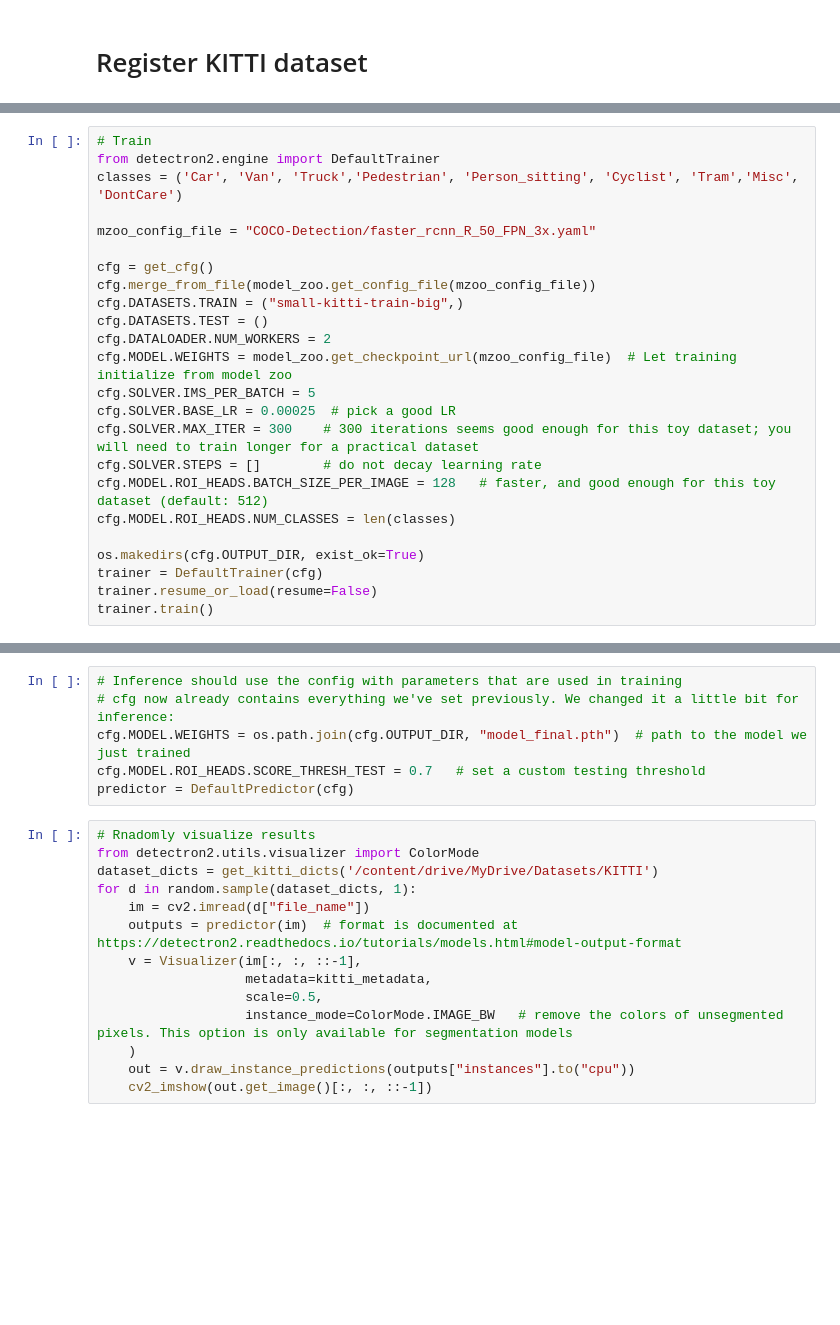
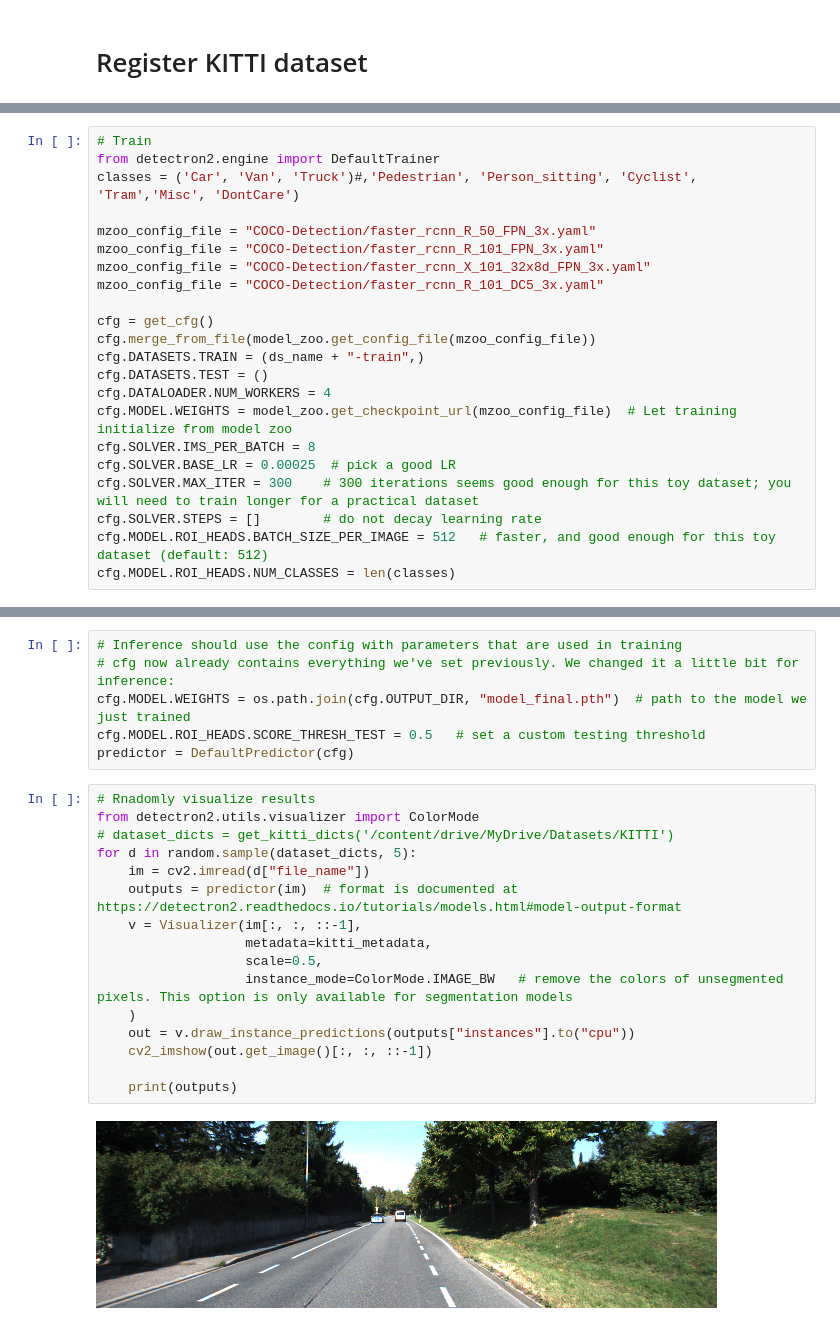
Before and after one commit to jchavescoelho/MCV-M5-Team7, a Jupyter notebook: week2/M5_W2_Task_d_FineTune_FasterRCNN.ipynb, the cells around one changed output, grey strips where cells are left out. Cells and saved outputs as stored; diff of their text form; blank space fills up the shorter version.

```diff
--- a/week2/M5_W2_Task_d_FineTune_FasterRCNN.ipynb
+++ b/week2/M5_W2_Task_d_FineTune_FasterRCNN.ipynb
@@ -174,24 +207,22 @@ for d in random.sample(dataset_dicts, 3):
 # %%
 # Train
 from detectron2.engine import DefaultTrainer
-classes = ('Car', 'Van', 'Truck','Pedestrian', 'Person_sitting', 'Cyclist', 'Tram','Misc', 'DontCare')
+classes = ('Car', 'Van', 'Truck')#,'Pedestrian', 'Person_sitting', 'Cyclist', 'Tram','Misc', 'DontCare')
 
 mzoo_config_file = "COCO-Detection/faster_rcnn_R_50_FPN_3x.yaml"
+mzoo_config_file = "COCO-Detection/faster_rcnn_R_101_FPN_3x.yaml"
+mzoo_config_file = "COCO-Detection/faster_rcnn_X_101_32x8d_FPN_3x.yaml"
+mzoo_config_file = "COCO-Detection/faster_rcnn_R_101_DC5_3x.yaml"
 
 cfg = get_cfg()
 cfg.merge_from_file(model_zoo.get_config_file(mzoo_config_file))
-cfg.DATASETS.TRAIN = ("small-kitti-train-big",)
+cfg.DATASETS.TRAIN = (ds_name + "-train",)
 cfg.DATASETS.TEST = ()
-cfg.DATALOADER.NUM_WORKERS = 2
+cfg.DATALOADER.NUM_WORKERS = 4
 cfg.MODEL.WEIGHTS = model_zoo.get_checkpoint_url(mzoo_config_file)  # Let training initialize from model zoo
-cfg.SOLVER.IMS_PER_BATCH = 5
+cfg.SOLVER.IMS_PER_BATCH = 8
 cfg.SOLVER.BASE_LR = 0.00025  # pick a good LR
 cfg.SOLVER.MAX_ITER = 300    # 300 iterations seems good enough for this toy dataset; you will need to train longer for a practical dataset
 cfg.SOLVER.STEPS = []        # do not decay learning rate
-cfg.MODEL.ROI_HEADS.BATCH_SIZE_PER_IMAGE = 128   # faster, and good enough for this toy dataset (default: 512)
+cfg.MODEL.ROI_HEADS.BATCH_SIZE_PER_IMAGE = 512   # faster, and good enough for this toy dataset (default: 512)
 cfg.MODEL.ROI_HEADS.NUM_CLASSES = len(classes)
-
-os.makedirs(cfg.OUTPUT_DIR, exist_ok=True)
-trainer = DefaultTrainer(cfg)
-trainer.resume_or_load(resume=False)
-trainer.train()
@@ -199,19 +277,23 @@ trainer.train()
 # Inference should use the config with parameters that are used in training
 # cfg now already contains everything we've set previously. We changed it a little bit for inference:
 cfg.MODEL.WEIGHTS = os.path.join(cfg.OUTPUT_DIR, "model_final.pth")  # path to the model we just trained
-cfg.MODEL.ROI_HEADS.SCORE_THRESH_TEST = 0.7   # set a custom testing threshold
+cfg.MODEL.ROI_HEADS.SCORE_THRESH_TEST = 0.5   # set a custom testing threshold
 predictor = DefaultPredictor(cfg)
 # %%
 # Rnadomly visualize results
 from detectron2.utils.visualizer import ColorMode
-dataset_dicts = get_kitti_dicts('/content/drive/MyDrive/Datasets/KITTI')
-for d in random.sample(dataset_dicts, 1):
+# dataset_dicts = get_kitti_dicts('/content/drive/MyDrive/Datasets/KITTI')
+for d in random.sample(dataset_dicts, 5):
     im = cv2.imread(d["file_name"])
     outputs = predictor(im)  # format is documented at https://detectron2.readthedocs.io/tutorials/models.html#model-output-format
     v = Visualizer(im[:, :, ::-1],
                    metadata=kitti_metadata,
                    scale=0.5,
                    instance_mode=ColorMode.IMAGE_BW   # remove the colors of unsegmented pixels. This option is only available for segmentation models
     )
     out = v.draw_instance_predictions(outputs["instances"].to("cpu"))
     cv2_imshow(out.get_image()[:, :, ::-1])
+
+    print(outputs)
+# %% [output]
+[figure, added]
```
Also changed, not shown: parts of 9 cells of this notebook.
